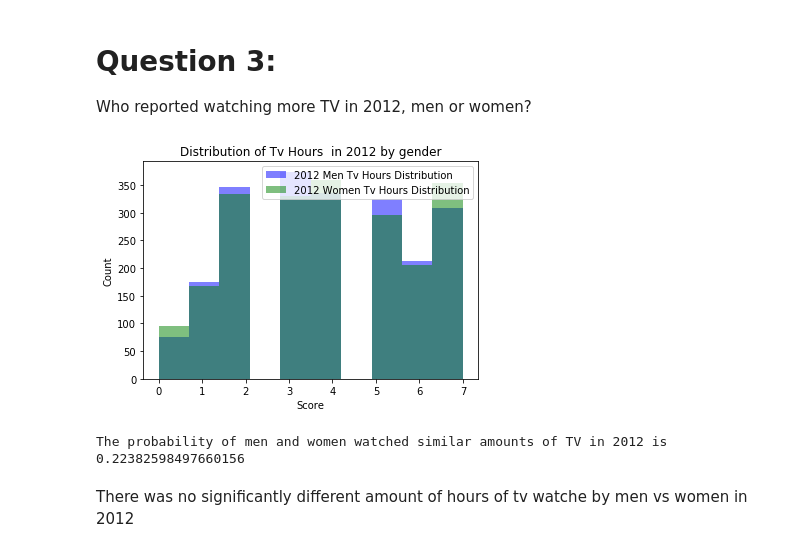
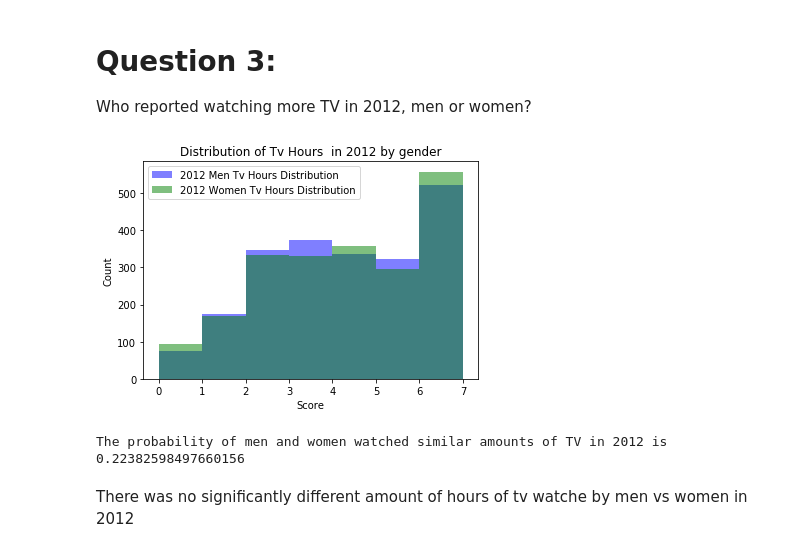
Before and after one commit to gurkpet/Thinkful-Lessons, a Jupyter notebook: Thinkful 5.5/Thinkful 5.5.4 ESS Data.ipynb, the cells around one changed output. Cells and saved outputs as stored; diff of their text form; code cells hidden in the pictures.

```diff
--- a/Thinkful 5.5/Thinkful 5.5.4 ESS Data.ipynb
+++ b/Thinkful 5.5/Thinkful 5.5.4 ESS Data.ipynb
@@ -93,19 +93,19 @@ Who reported watching more TV in 2012, men or women?
 # %%
 yr2012men = ESSdata[(ESSdata.year == 6) & (ESSdata.gndr == 1)]
 yr2012women = ESSdata[(ESSdata.year == 6) & (ESSdata.gndr == 2)]
 yr2012men.dropna(subset = ['tvtot'], inplace = True)
 yr2012women.dropna(subset = ['tvtot'], inplace = True)
-plt.hist(yr2012men.tvtot, color = 'blue', alpha = 0.5, label = '2012 Men Tv Hours Distribution')
-plt.hist(yr2012women.tvtot, color = 'green', alpha = 0.5, label = '2012 Women Tv Hours Distribution')
+plt.hist(yr2012men.tvtot, color = 'blue', alpha = 0.5, label = '2012 Men Tv Hours Distribution', bins = 7)
+plt.hist(yr2012women.tvtot, color = 'green', alpha = 0.5, label = '2012 Women Tv Hours Distribution', bins = 7)
 plt.title("Distribution of Tv Hours  in 2012 by gender")
 plt.ylabel('Count')
 plt.xlabel('Score')
 plt.legend()
 plt.show()
 statistic, pvalue = stats.mannwhitneyu(yr2012men.tvtot, yr2012women.tvtot)
 print('The probability of men and women watched similar amounts of TV in 2012 is {}'.format(pvalue))
 # %% [output]
-[figure, old version]
+[figure, new version]
 The probability of men and women watched similar amounts of TV in 2012 is 0.22382598497660156
 # %% [markdown]
 There was no significantly different amount of hours of tv watche by men vs women in 2012
```
Also changed, not shown: parts of 11 cells of this notebook.
